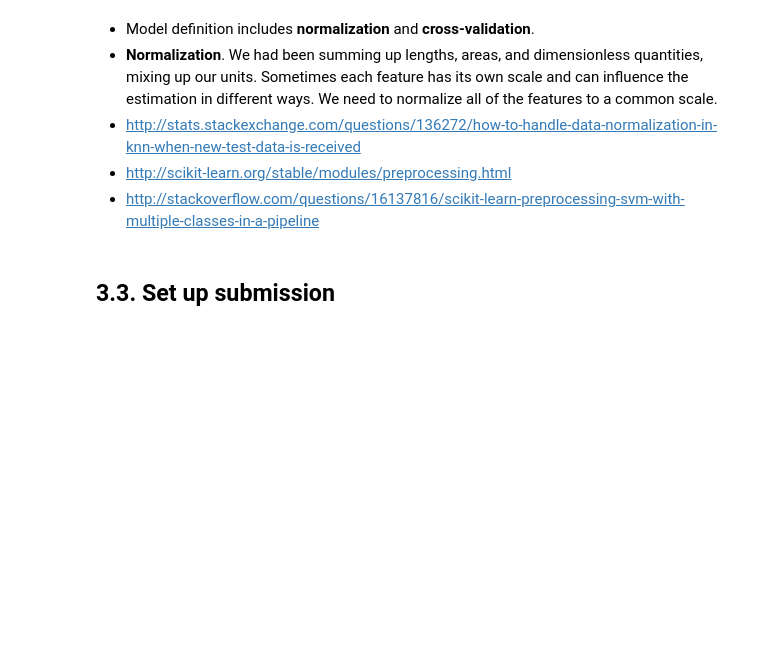
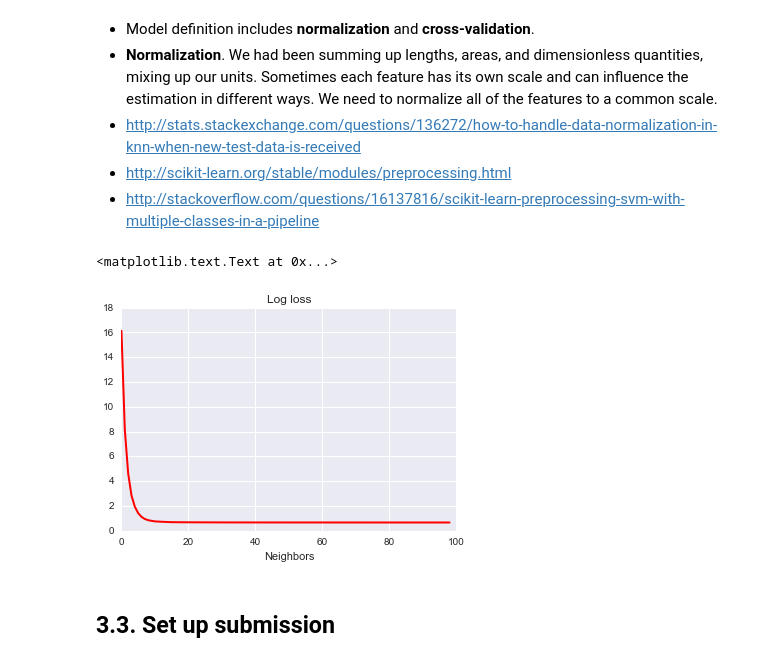
Before and after one commit to joaopcoelho/kobe-shots, a Jupyter notebook: kobe.ipynb, the cells around one changed output. Cells and saved outputs as stored; diff of their text form; code cells hidden in the pictures; blank space fills up the shorter version.

Commit message:
cleaned up a bit

```diff
--- a/kobe.ipynb
+++ b/kobe.ipynb
@@ -97,12 +37,0 @@ def write_kaggle_submission(df, probs, output_file='kobe_submission.csv'):
-# %%
-def logloss(act, pred):
-    """
-    logloss function
-    imported from kaggle evalutation
-    """
-    epsilon = 1e-15
-    pred = sp.maximum(epsilon, pred)
-    pred = sp.minimum(1-epsilon, pred)
-    ll = sum(act*sp.log(pred) + sp.subtract(1,act)*sp.log(sp.subtract(1,pred)))
-    ll = ll * -1.0/len(act)
-    return ll
@@ -297,11 +375,6 @@ season_accuracy.plot.bar(title='Kobe Bryant\n% by shot type')
 # %%
 # create design matrix
-dm = data[['loc_x', 'loc_y', 'shot_distance', 'period', 'season', 'minutes_remaining', 'seconds_remaining', 'game_date',
-           'matchup', 'shot_made_flag']]
+dm = preprocess(data, shot_made_flag=True)
 
 # create validation matrix
-
-V = validation_data[['loc_x', 'loc_y', 'shot_distance', 'period', 'season', 'minutes_remaining', 'seconds_remaining', 'game_date',
-           'matchup']]
-
-V_shotID = validation_data['shot_id']
+V = preprocess(validation_data)
@@ -345,9 +381,3 @@ V.drop('game_date', axis=1, inplace=True)
-# %%
-# clean NaN in shot_made_flag column
-dm.dropna(axis=0, how='any', inplace=True)
-
-# make sure no NaNs in dm
-assert dm.isnull().any().any()==False
 # %% [markdown]
 ## 3.2. Model
 # %% [markdown]
@@ -368,7 +398,7 @@ Y = dm.shot_made_flag.values
 # list of average logloss for every K, to plot
 k_losses = []
 
-for i in range(1,30):
+for i in range(1,100):
 
     classifier = neighbors.KNeighborsClassifier(n_neighbors=i)
 
@@ -404,8 +434,12 @@ for i in range(1,30):
 # %%
 # plot logloss
 plt.plot(k_losses, color='r', linewidth=2)
-plt.xlabel("Neighbours")
+
+plt.xlabel("Neighbors")
 plt.title("Log loss")
+# %% [output]
+<matplotlib.text.Text at 0x...>
+[figure, added]
 # %% [markdown]
 ## 3.3. Set up submission
 # %%
```
Also changed, not shown: parts of 26 cells of this notebook.
